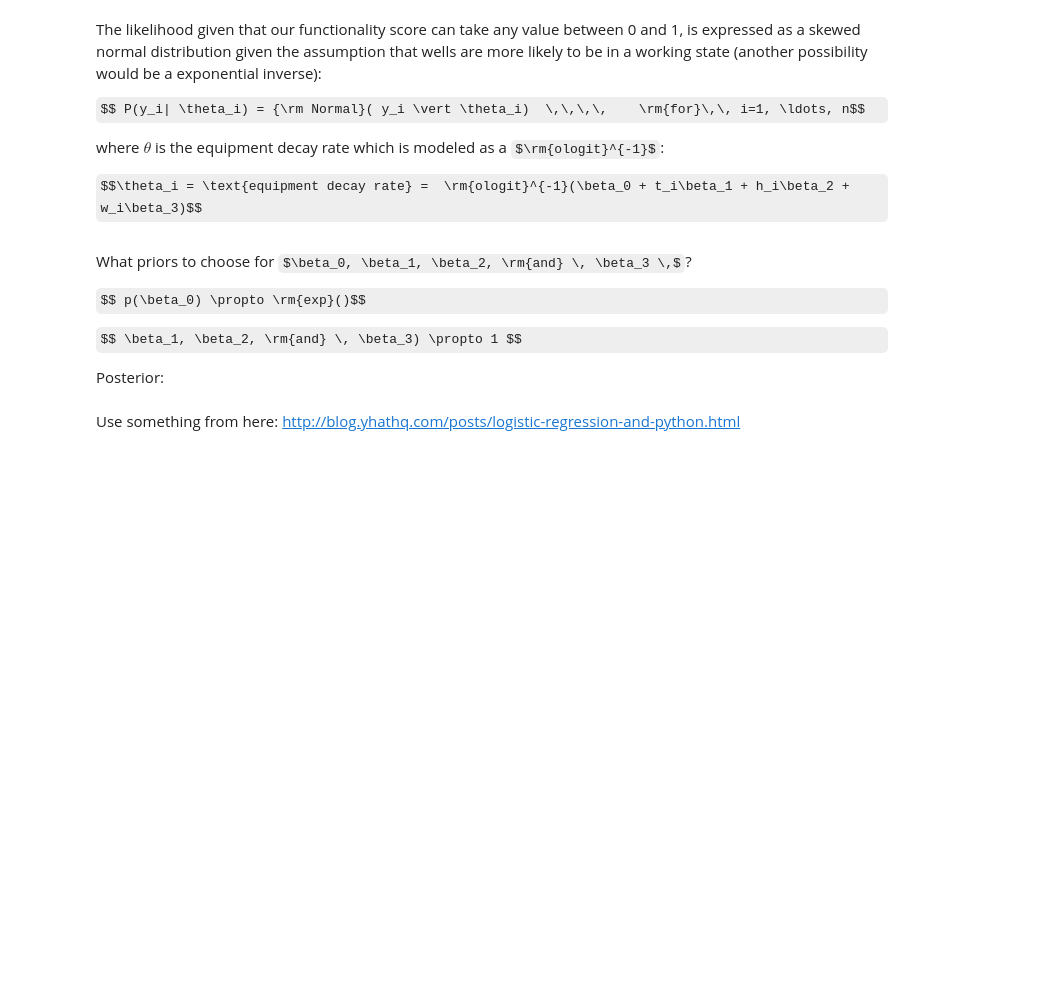
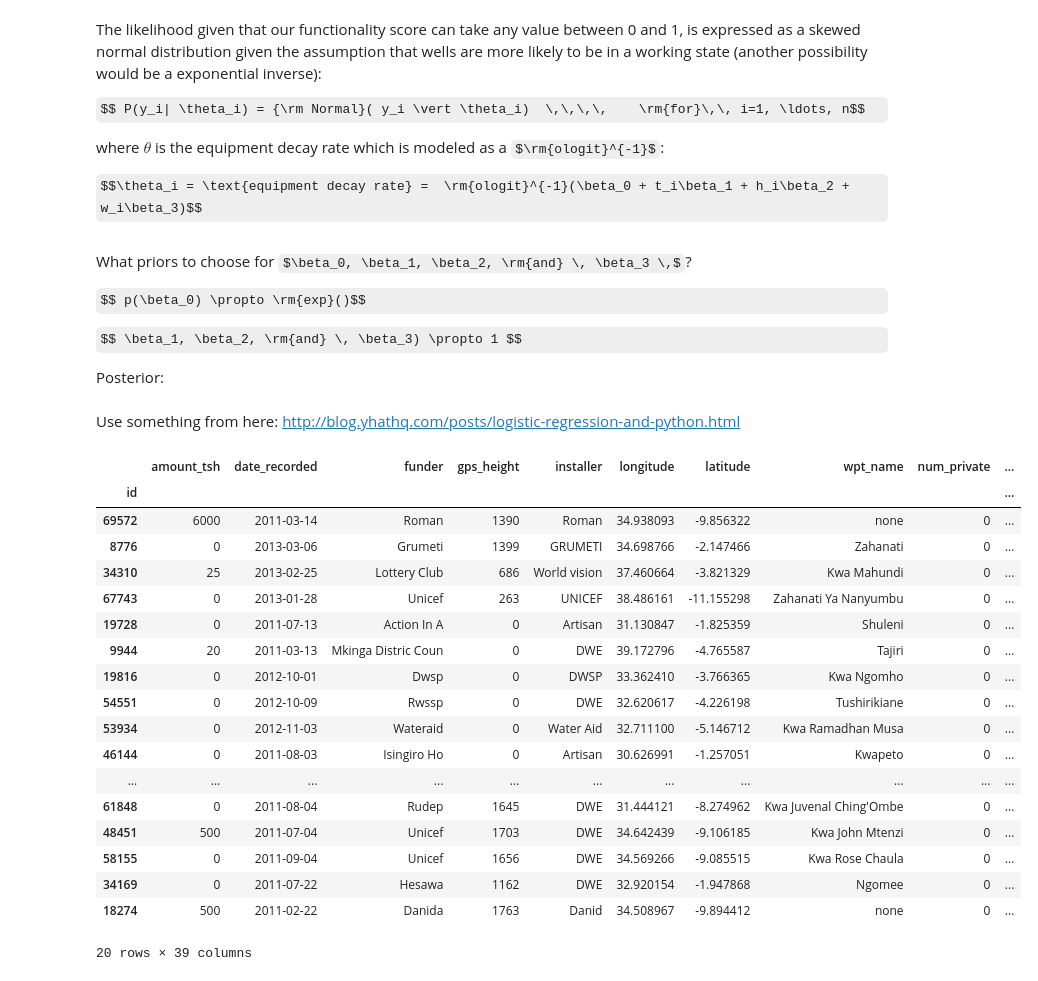
Before and after one commit to ghaslam/AM207, a Jupyter notebook: ModelOutline.ipynb, the cells around one changed output. Cells and saved outputs as stored; diff of their text form; code cells hidden in the pictures; some formulas as TeX source; blank space fills up the shorter version.

```diff
--- a/ModelOutline.ipynb
+++ b/ModelOutline.ipynb
@@ -55,9 +55,38 @@ http://blog.yhathq.com/posts/logistic-regression-and-python.html
 # %%
 from datetime import datetime, date, time
 import sys
+import numpy as np
+import sklearn
+import csv
+import statsmodels.api as sm
+import matplotlib.pyplot as plt
 
 import pandas as pd
 from pandas import Series, DataFrame, Panel
 
+train_file = "WaterPump-training-values.csv"
+train_labels = "WaterPump-training-labels.csv"
+test_file = "WaterPump-test-values.csv"
+
 data = pd.read_csv(train_file, parse_dates=True,index_col='id') #read into dataframe, parse dates, and set ID as index
 data.head(20)
+# %% [output]
+|  | amount_tsh | date_recorded | funder | gps_height | installer | longitude | latitude | wpt_name | num_private | ... |
+| id |  |  |  |  |  |  |  |  |  | ... |
+| 69572 | 6000 | 2011-03-14 | Roman | 1390 | Roman | 34.938093 | -9.856322 | none | 0 | ... |
+| 8776 | 0 | 2013-03-06 | Grumeti | 1399 | GRUMETI | 34.698766 | -2.147466 | Zahanati | 0 | ... |
+| 34310 | 25 | 2013-02-25 | Lottery Club | 686 | World vision | 37.460664 | -3.821329 | Kwa Mahundi | 0 | ... |
+| 67743 | 0 | 2013-01-28 | Unicef | 263 | UNICEF | 38.486161 | -11.155298 | Zahanati Ya Nanyumbu | 0 | ... |
+| 19728 | 0 | 2011-07-13 | Action In A | 0 | Artisan | 31.130847 | -1.825359 | Shuleni | 0 | ... |
+| 9944 | 20 | 2011-03-13 | Mkinga Distric Coun | 0 | DWE | 39.172796 | -4.765587 | Tajiri | 0 | ... |
+| 19816 | 0 | 2012-10-01 | Dwsp | 0 | DWSP | 33.362410 | -3.766365 | Kwa Ngomho | 0 | ... |
+| 54551 | 0 | 2012-10-09 | Rwssp | 0 | DWE | 32.620617 | -4.226198 | Tushirikiane | 0 | ... |
+| 53934 | 0 | 2012-11-03 | Wateraid | 0 | Water Aid | 32.711100 | -5.146712 | Kwa Ramadhan Musa | 0 | ... |
+| 46144 | 0 | 2011-08-03 | Isingiro Ho | 0 | Artisan | 30.626991 | -1.257051 | Kwapeto | 0 | ... |
+| ... | ... | ... | ... | ... | ... | ... | ... | ... | ... | ... |
+| 61848 | 0 | 2011-08-04 | Rudep | 1645 | DWE | 31.444121 | -8.274962 | Kwa Juvenal Ching'Ombe | 0 | ... |
+| 48451 | 500 | 2011-07-04 | Unicef | 1703 | DWE | 34.642439 | -9.106185 | Kwa John Mtenzi | 0 | ... |
+| 58155 | 0 | 2011-09-04 | Unicef | 1656 | DWE | 34.569266 | -9.085515 | Kwa Rose Chaula | 0 | ... |
+| 34169 | 0 | 2011-07-22 | Hesawa | 1162 | DWE | 32.920154 | -1.947868 | Ngomee | 0 | ... |
+| 18274 | 500 | 2011-02-22 | Danida | 1763 | Danid | 34.508967 | -9.894412 | none | 0 | ... |
+20 rows × 39 columns
```
Also changed, not shown: parts of 6 cells of this notebook.
